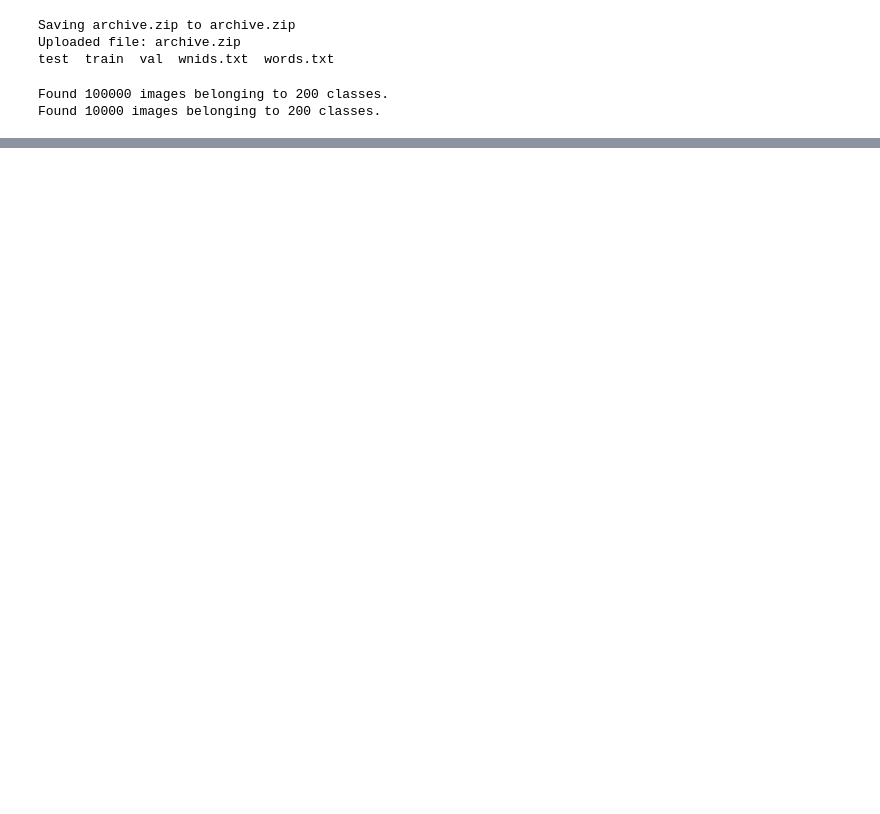
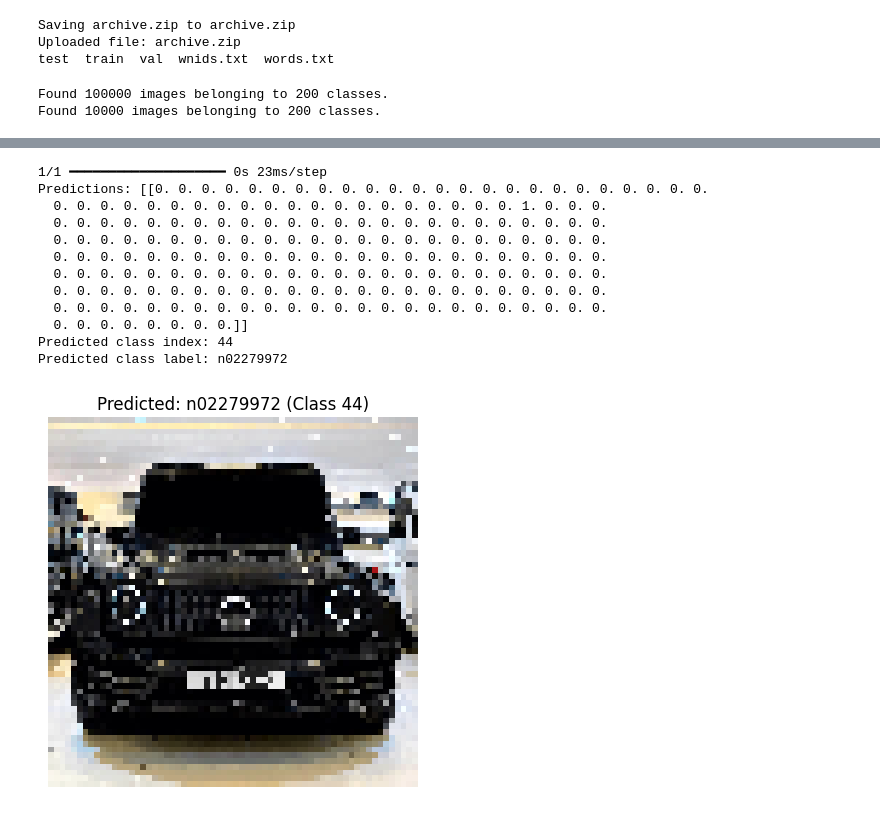
Before and after one commit to Korniev/Machine-Learning-projects, a Jupyter notebook: image_classification_tiny_imagenet.ipynb, the cells around one changed output, grey strips where cells are left out. Saved outputs shown, nothing was run; the diff lists cells and outputs as text; code cells hidden in the pictures; blank space fills up the shorter version.

Commit message:
added prediction

```diff
--- a/image_classification_tiny_imagenet.ipynb
+++ b/image_classification_tiny_imagenet.ipynb
@@ -65,10 +65,10 @@ shutil.rmtree(val_images_dir)
 train_dir = './tiny-imagenet-200/train'
 val_dir = './tiny-imagenet-200/val'
 
-# Define image data generators with data augmentation
+# Define image data generators with enhanced data augmentation
 train_datagen = ImageDataGenerator(
     rescale=1./255,
-    rotation_range=20,
+    rotation_range=40,
     width_shift_range=0.2,
     height_shift_range=0.2,
     shear_range=0.2,
@@ -81,14 +81,14 @@ val_datagen = ImageDataGenerator(rescale=1./255)
 train_generator = train_datagen.flow_from_directory(
     train_dir,
     target_size=(64, 64),
-    batch_size=64,
+    batch_size=32,
     class_mode='categorical'
 )
 
 val_generator = val_datagen.flow_from_directory(
     val_dir,
     target_size=(64, 64),
-    batch_size=64,
+    batch_size=32,
     class_mode='categorical'
 )
 # %% [output]
@@ -151,0 +163,53 @@ Validation Accuracy: 0.5212000012397766
+# %%
+import numpy as np
+import matplotlib.pyplot as plt
+from tensorflow.keras.preprocessing.image import load_img, img_to_array
+from tensorflow.keras.applications.resnet50 import preprocess_input
+from tensorflow.keras.models import load_model
+
+# Define a function to load, preprocess, and predict an image
+def predict_and_visualize(image_path, model, class_indices):
+    # Load and preprocess the image
+    img = load_img(image_path, target_size=(64, 64))
+    img_array = img_to_array(img)
+    img_array = np.expand_dims(img_array, axis=0)
+    img_array = preprocess_input(img_array)
+
+    # Make predictions
+    predictions = model.predict(img_array)
+    predicted_class_index = np.argmax(predictions, axis=1)[0]
+
+    # Decode the prediction
+    class_labels = {v: k for k, v in class_indices.items()}
+    predicted_class_label = class_labels[predicted_class_index]
+
+    # Print prediction probabilities for debugging
+    print(f"Predictions: {predictions}")
+    print(f"Predicted class index: {predicted_class_index}")
+    print(f"Predicted class label: {predicted_class_label}")
+
+    # Visualize the result
+    plt.imshow(img)
+    plt.title(f'Predicted: {predicted_class_label} (Class {predicted_class_index})')
+    plt.axis('off')
+    plt.show()
+
+# Assume 'class_indices' is a dictionary mapping class names to their index
+class_indices = train_generator.class_indices
+
+# Test the function with an example image
+predict_and_visualize('/content/ind3.webp', model, class_indices)
+# %% [output]
+1/1 ━━━━━━━━━━━━━━━━━━━━ 0s 23ms/step
+Predictions: [[0. 0. 0. 0. 0. 0. 0. 0. 0. 0. 0. 0. 0. 0. 0. 0. 0. 0. 0. 0. 0. 0. 0. 0.
+  0. 0. 0. 0. 0. 0. 0. 0. 0. 0. 0. 0. 0. 0. 0. 0. 0. 0. 0. 0. 1. 0. 0. 0.
+  0. 0. 0. 0. 0. 0. 0. 0. 0. 0. 0. 0. 0. 0. 0. 0. 0. 0. 0. 0. 0. 0. 0. 0.
+  0. 0. 0. 0. 0. 0. 0. 0. 0. 0. 0. 0. 0. 0. 0. 0. 0. 0. 0. 0. 0. 0. 0. 0.
+  0. 0. 0. 0. 0. 0. 0. 0. 0. 0. 0. 0. 0. 0. 0. 0. 0. 0. 0. 0. 0. 0. 0. 0.
+  0. 0. 0. 0. 0. 0. 0. 0. 0. 0. 0. 0. 0. 0. 0. 0. 0. 0. 0. 0. 0. 0. 0. 0.
+  0. 0. 0. 0. 0. 0. 0. 0. 0. 0. 0. 0. 0. 0. 0. 0. 0. 0. 0. 0. 0. 0. 0. 0.
+  0. 0. 0. 0. 0. 0. 0. 0. 0. 0. 0. 0. 0. 0. 0. 0. 0. 0. 0. 0. 0. 0. 0. 0.
+  0. 0. 0. 0. 0. 0. 0. 0.]]
+Predicted class index: 44
+Predicted class label: n02279972
+[figure, added]
```
Also changed, not shown: parts of 3 cells of this notebook.
